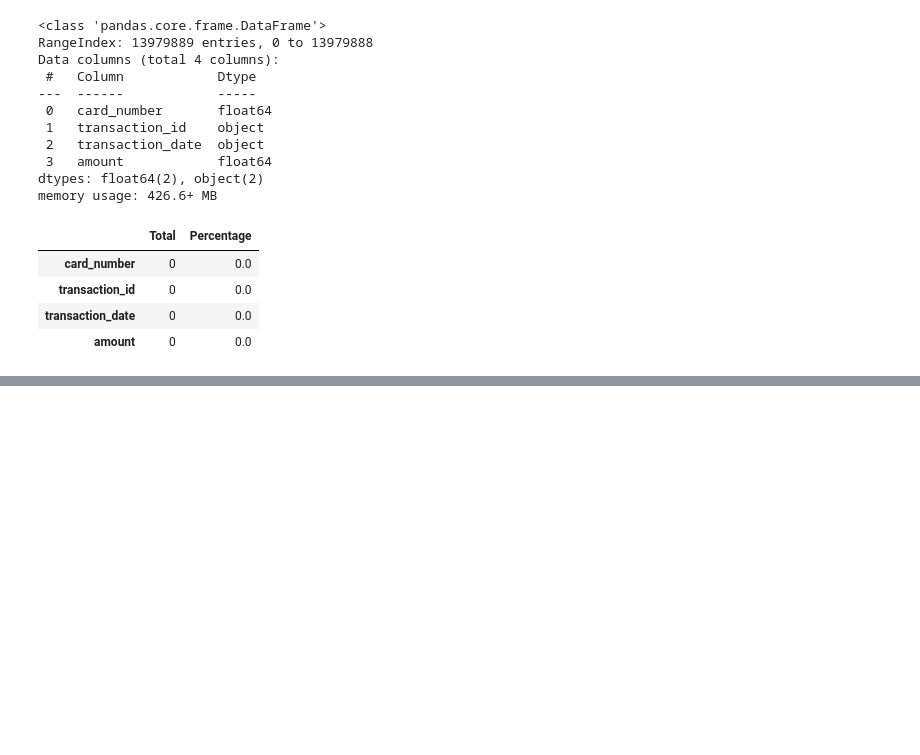
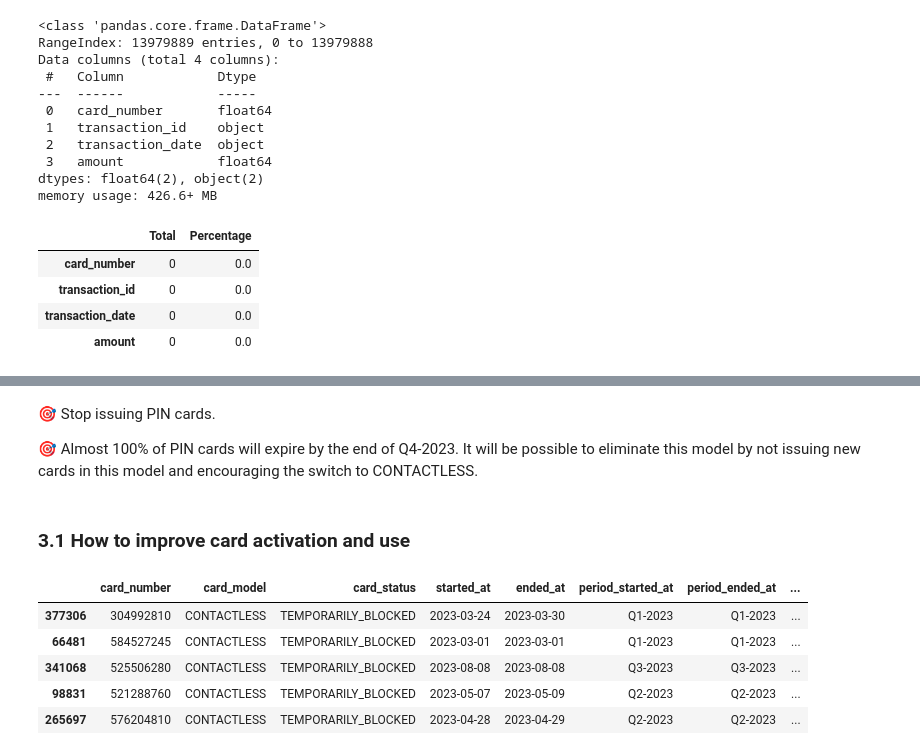
Before and after one commit to pathilink/flash_case, a Jupyter notebook: notebook/flash_eda.ipynb, the cells around one changed output, grey strips where cells are left out. Cells and saved outputs as stored; diff of their text form; code cells hidden in the pictures; blank space fills up the shorter version.

```diff
--- a/notebook/flash_eda.ipynb
+++ b/notebook/flash_eda.ipynb
@@ -160,3 +178,7 @@ array(['PIN', 'CONTACTLESS'], dtype=object)
 status_df['card_type'].unique()
 # %% [output]
 array(['PLASTIC'], dtype=object)
+# %%
+# drop column
+status_df = status_df.drop('card_type', axis=1)
+status_df.columns
@@ -235,0 +674,23 @@ missing_data#.query('Total > 0')
+# %% [markdown]
+🎯 Stop issuing PIN cards.
+
+🎯 Almost 100% of PIN cards will expire by the end of Q4-2023. It will be possible to eliminate this model by not issuing new cards in this model and encouraging the switch to CONTACTLESS.
+# %% [markdown]
+### 3.1 How to improve card activation and use
+# %%
+# new df
+q3_1 = status_df.query("card_status == 'TEMPORARILY_BLOCKED'").copy()
+
+# differency between ended_at and started_at in days
+q3_1.loc[:,'duration'] = (q3_1['ended_at'] - q3_1['started_at']).dt.days
+
+# card_abandoned: >= 90 days with status 'TEMPORARILY_BLOCKED'
+q3_1.loc[:,'card_abandoned'] = np.where(q3_1['duration'] >= 90, '1', '0')
+q3_1.sample(5)
+# %% [output]
+|  | card_number | card_model | card_status | started_at | ended_at | period_started_at | period_ended_at | ... |
+| 377306 | 304992810 | CONTACTLESS | TEMPORARILY_BLOCKED | 2023-03-24 | 2023-03-30 | Q1-2023 | Q1-2023 | ... |
+| 66481 | 584527245 | CONTACTLESS | TEMPORARILY_BLOCKED | 2023-03-01 | 2023-03-01 | Q1-2023 | Q1-2023 | ... |
+| 341068 | 525506280 | CONTACTLESS | TEMPORARILY_BLOCKED | 2023-08-08 | 2023-08-08 | Q3-2023 | Q3-2023 | ... |
+| 98831 | 521288760 | CONTACTLESS | TEMPORARILY_BLOCKED | 2023-05-07 | 2023-05-09 | Q2-2023 | Q2-2023 | ... |
+| 265697 | 576204810 | CONTACTLESS | TEMPORARILY_BLOCKED | 2023-04-28 | 2023-04-29 | Q2-2023 | Q2-2023 | ... |
```
Also changed, not shown: parts of 65 cells of this notebook.
